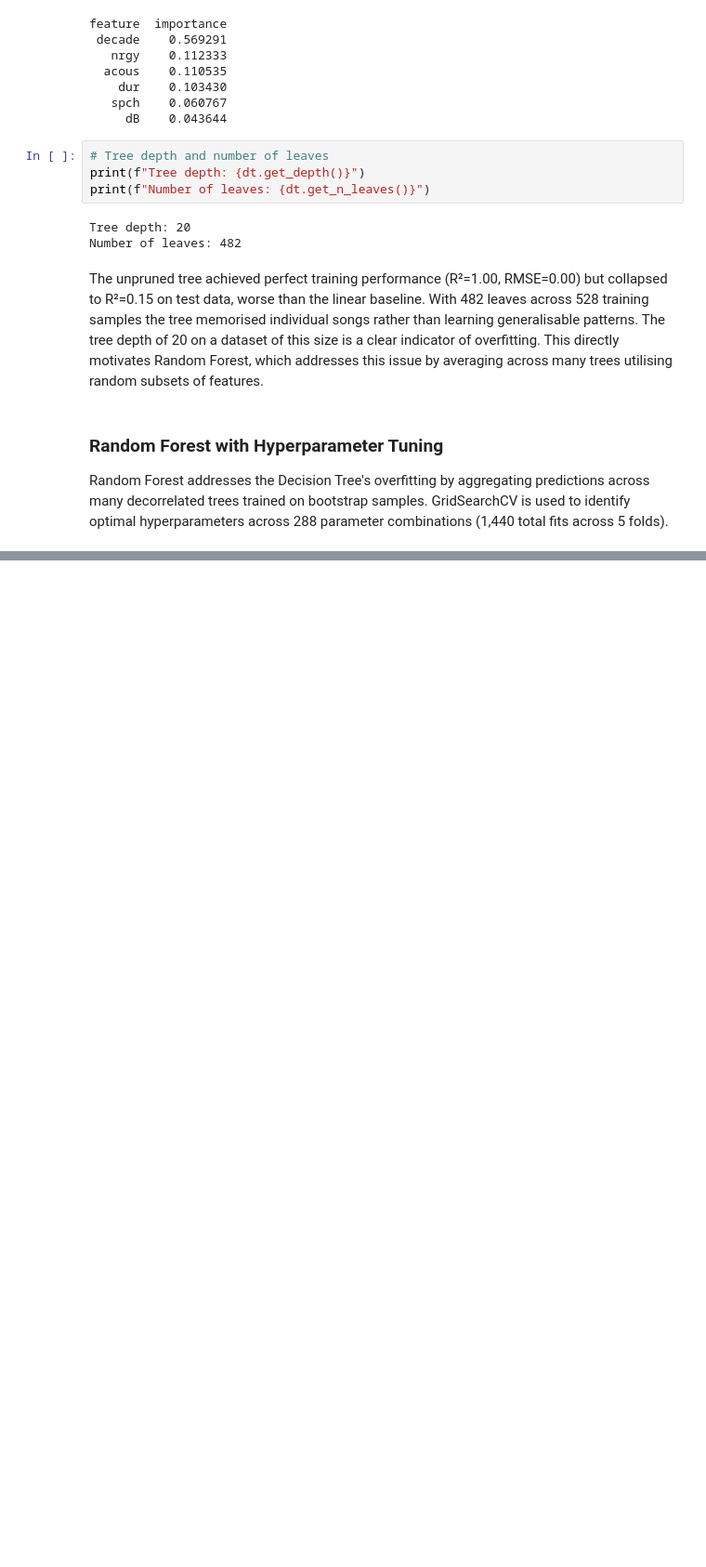
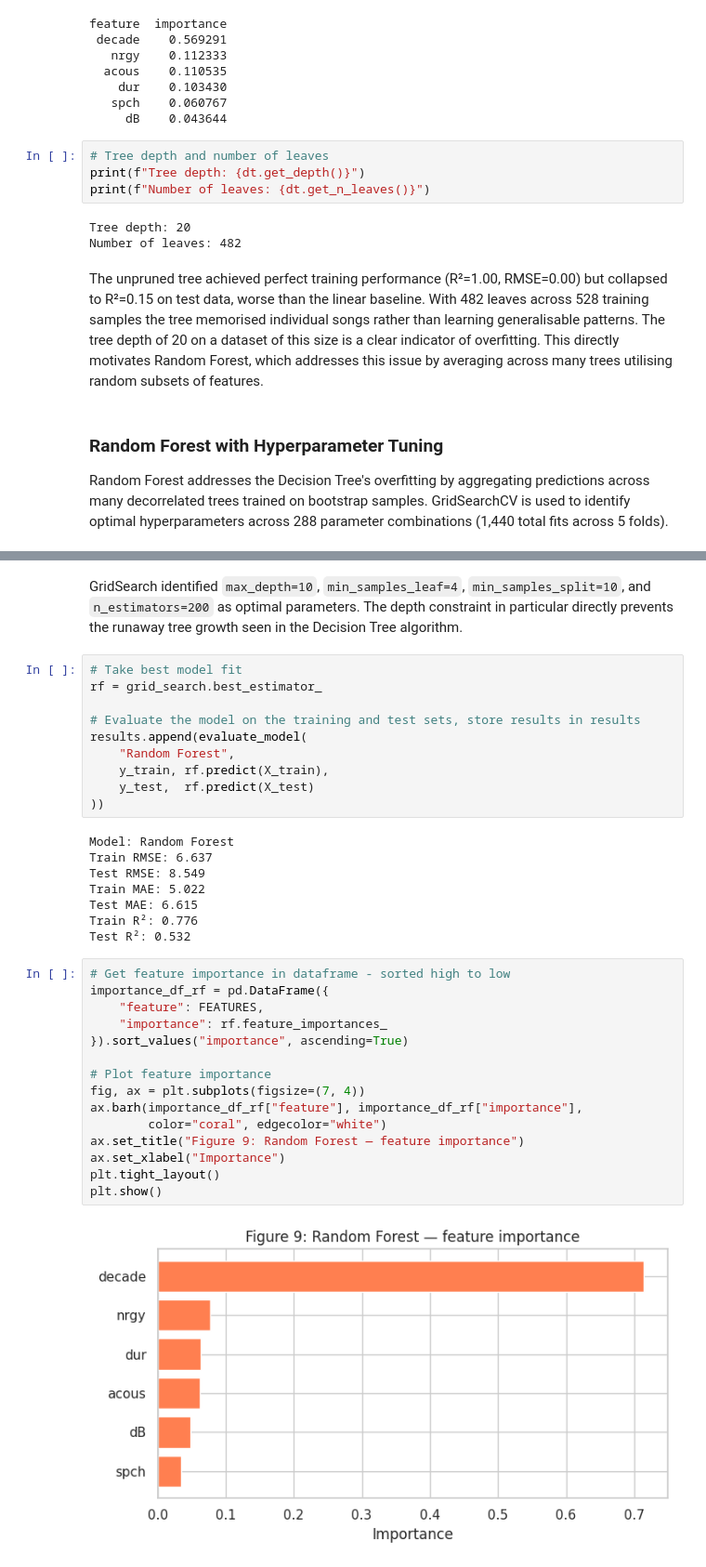
Before and after one commit to r-leeper/scu_spotify_past_decades, a Jupyter notebook: submission_draft.ipynb, the cells around one changed output, grey strips where cells are left out. Shown at 93% size. Cells and saved outputs as stored; diff of their text form; blank space fills up the shorter version.

Commit message:
Random forest complete. Conclusion & Revommendation complete. Still to add AI acknowledge section. Need to do a page count before finalizing.

```diff
--- a/submission_draft.ipynb
+++ b/submission_draft.ipynb
@@ -626,0 +659,37 @@ Random Forest addresses the Decision Tree's overfitting by aggregating predictio
+# %% [markdown]
+GridSearch identified `max_depth=10`, `min_samples_leaf=4`, `min_samples_split=10`, and `n_estimators=200` as optimal parameters. The depth constraint in particular directly prevents the runaway tree growth seen in the Decision Tree algorithm.
+# %%
+# Take best model fit
+rf = grid_search.best_estimator_
+
+# Evaluate the model on the training and test sets, store results in results
+results.append(evaluate_model(
+    "Random Forest",
+    y_train, rf.predict(X_train),
+    y_test,  rf.predict(X_test)
+))
+# %% [output]
+Model: Random Forest
+Train RMSE: 6.637
+Test RMSE: 8.549
+Train MAE: 5.022
+Test MAE: 6.615
+Train R²: 0.776
+Test R²: 0.532
+# %%
+# Get feature importance in dataframe - sorted high to low
+importance_df_rf = pd.DataFrame({
+    "feature": FEATURES,
+    "importance": rf.feature_importances_
+}).sort_values("importance", ascending=True)
+
+# Plot feature importance
+fig, ax = plt.subplots(figsize=(7, 4))
+ax.barh(importance_df_rf["feature"], importance_df_rf["importance"],
+        color="coral", edgecolor="white")
+ax.set_title("Figure 9: Random Forest — feature importance")
+ax.set_xlabel("Importance")
+plt.tight_layout()
+plt.show()
+# %% [output]
+[figure, added]
```
Also changed, not shown: parts of 13 cells of this notebook.
